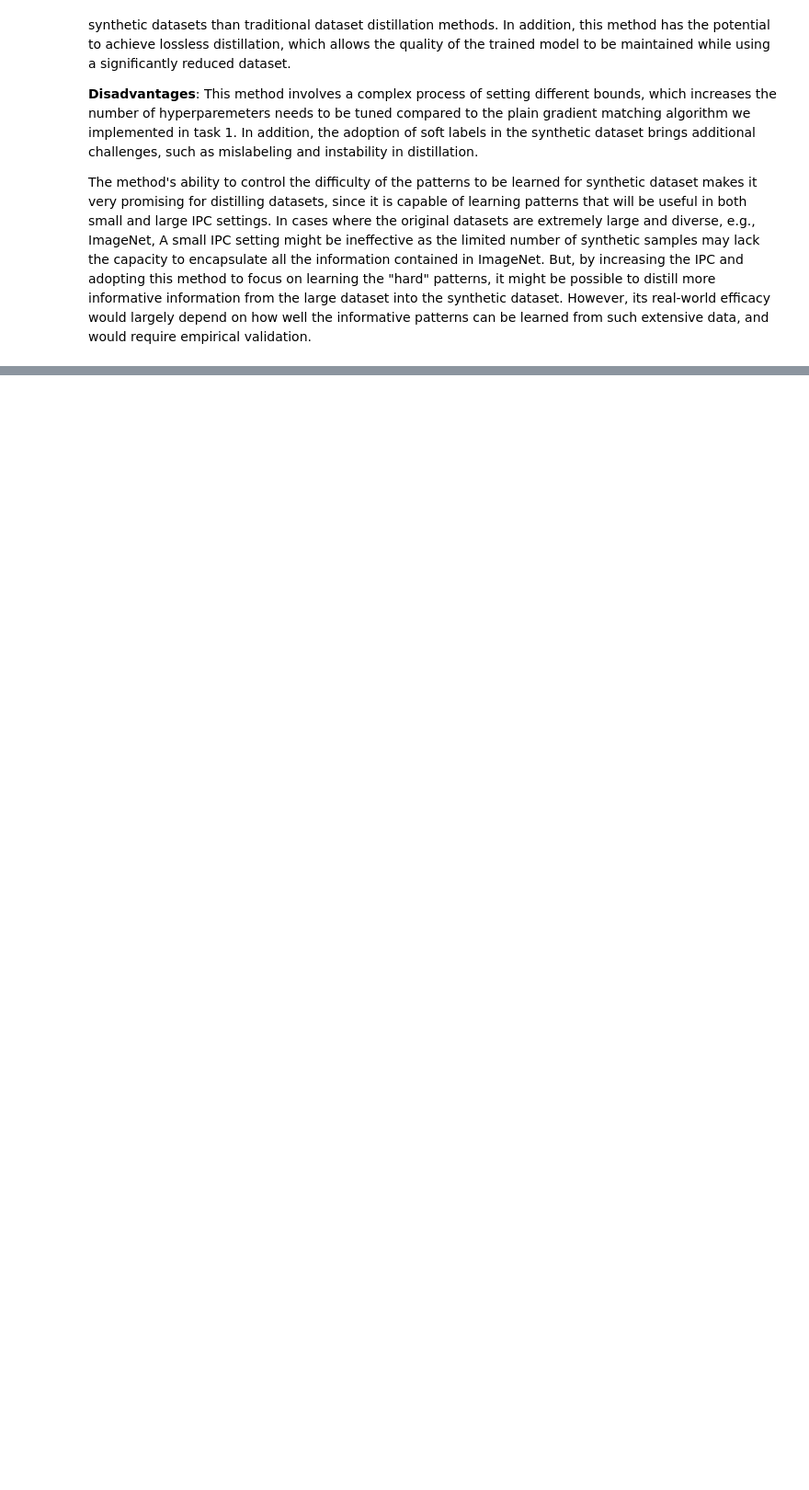
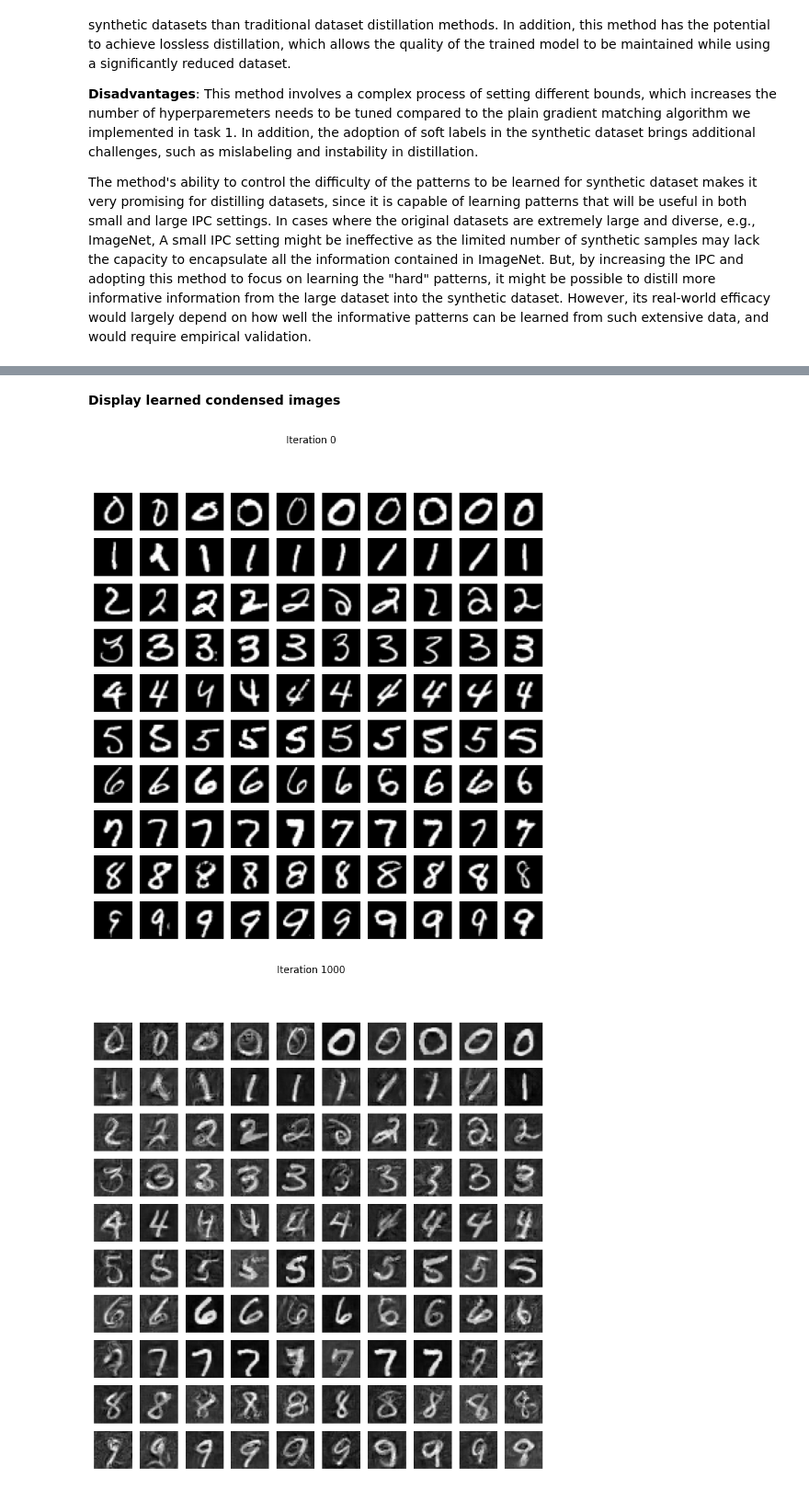
Before and after one commit to sunhuanhuan920/ECE1512_2023F_ProjectRepo_Zhenhuan_Sun, a Jupyter notebook: Project B/Task_2.ipynb, the cells around one changed output, grey strips where cells are left out. Shown at 92% size. Cells and saved outputs as stored; diff of their text form; code cells hidden in the pictures; blank space fills up the shorter version.

```diff
--- a/Project B/Task_2.ipynb
+++ b/Project B/Task_2.ipynb
@@ -24,0 +313,23 @@ The method's ability to control the difficulty of the patterns to be learned for
+# %%
+# Since I only have ten expert trajectory, all expert trajectories are loaded
+expert_dir = save_path
+expert_files = []
+n = 0
+
+# Accumulates all replay buffer files into list
+while os.path.exists(os.path.join(expert_dir, "replay_buffer_{}.pt".format(n))):
+    expert_files.append(os.path.join(expert_dir, "replay_buffer_{}.pt".format(n)))
+    n += 1
+if n == 0:
+    raise AssertionError("No buffers detected at {}".format(expert_dir))
+
+file_idx = 0
+expert_idx = 0
+
+expert_id = [i for i in range(len(expert_files))]
+random.shuffle(expert_id)
+
+print("loading file {}".format(expert_files[expert_id[file_idx]]))
+buffer = torch.load(expert_files[expert_id[file_idx]])
+buffer_id = [i for i in range(len(buffer))]
+random.shuffle(buffer_id)
@@ -24,0 +615,26 @@ The method's ability to control the difficulty of the patterns to be learned for
+# %% [markdown]
+**Display learned condensed images**
+# %%
+# Load the synthetic dataset
+synthetic_data = torch.load('/content/drive/MyDrive/Colab Notebooks/ECE1512/Project B/Task2_Synthetic_Dataset/Task2_Dataset.pt')
+
+synthetic_images = {
+    'Iteration 0': synthetic_data[0][0],
+    'Iteration 1000': synthetic_data[10][0]
+}
+
+# Plot
+for iteration, synthetic_images in synthetic_images.items():
+
+    fig, axes = plt.subplots(nrows=num_classes, ncols=ipc, figsize=(ipc, num_classes))
+    fig.suptitle(iteration)
+
+    for i, ax in enumerate(axes.flat):
+        img = synthetic_images[i].numpy().squeeze()
+        ax.imshow(img, cmap='gray')
+        ax.axis('off')
+    print("\n")
+    plt.show()
+# %% [output]
+[figure, added]
+[figure, added]
```
Also changed, not shown: parts of 62 cells of this notebook.
